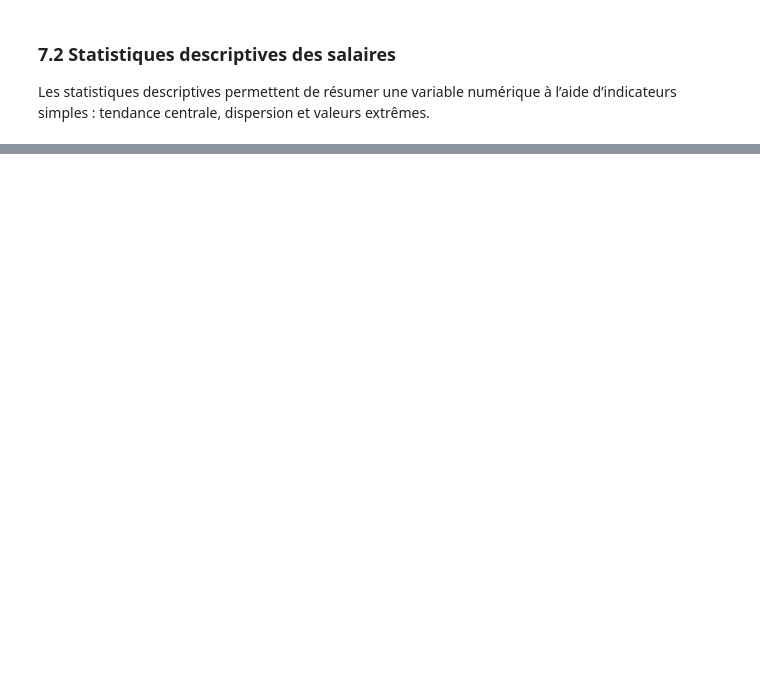
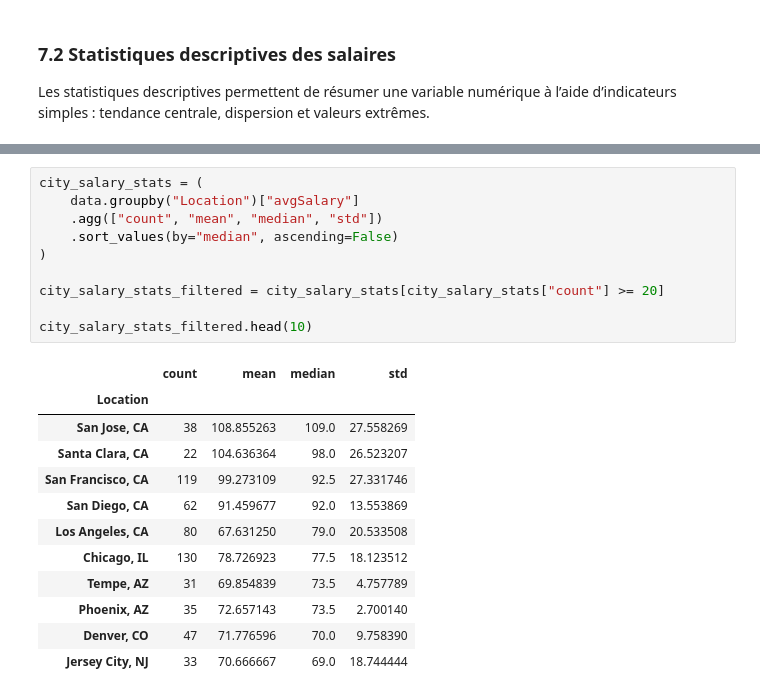
Before and after one commit to arthurb1348/data-analyst-job-market-analysis, a Jupyter notebook: notebook.ipynb, the cells around one changed output, grey strips where cells are left out. Drawn from its saved outputs; the diff is of its cells as text; blank space fills up the shorter version.

```diff
--- a/notebook.ipynb
+++ b/notebook.ipynb
@@ -504,0 +651,23 @@ Les statistiques descriptives permettent de résumer une variable numérique à
+# %%
+city_salary_stats = (
+    data.groupby("Location")["avgSalary"]
+    .agg(["count", "mean", "median", "std"])
+    .sort_values(by="median", ascending=False)
+)
+
+city_salary_stats_filtered = city_salary_stats[city_salary_stats["count"] >= 20]
+
+city_salary_stats_filtered.head(10)
+# %% [output]
+|  | count | mean | median | std |
+| Location |  |  |  |  |
+| San Jose, CA | 38 | 108.855263 | 109.0 | 27.558269 |
+| Santa Clara, CA | 22 | 104.636364 | 98.0 | 26.523207 |
+| San Francisco, CA | 119 | 99.273109 | 92.5 | 27.331746 |
+| San Diego, CA | 62 | 91.459677 | 92.0 | 13.553869 |
+| Los Angeles, CA | 80 | 67.631250 | 79.0 | 20.533508 |
+| Chicago, IL | 130 | 78.726923 | 77.5 | 18.123512 |
+| Tempe, AZ | 31 | 69.854839 | 73.5 | 4.757789 |
+| Phoenix, AZ | 35 | 72.657143 | 73.5 | 2.700140 |
+| Denver, CO | 47 | 71.776596 | 70.0 | 9.758390 |
+| Jersey City, NJ | 33 | 70.666667 | 69.0 | 18.744444 |
```
Also changed, not shown: parts of 29 cells of this notebook.
